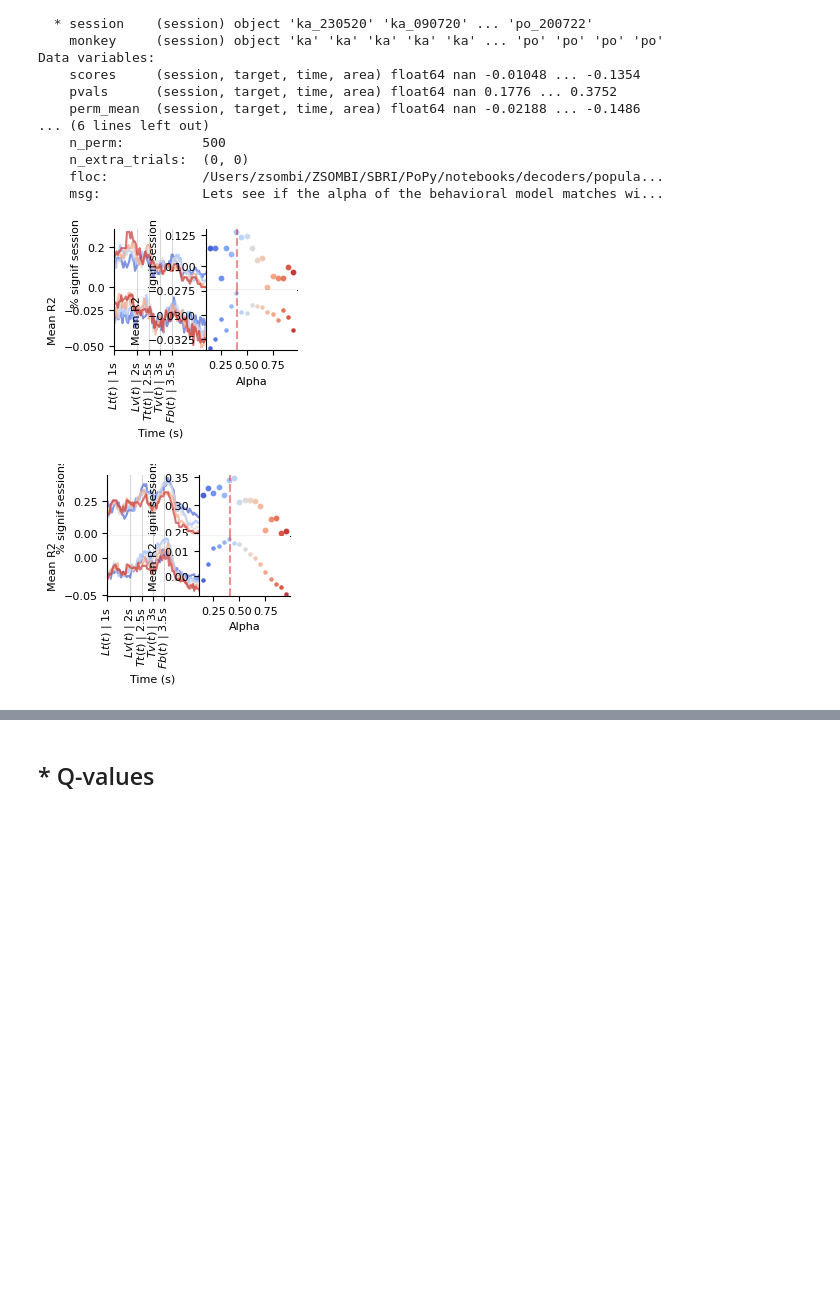
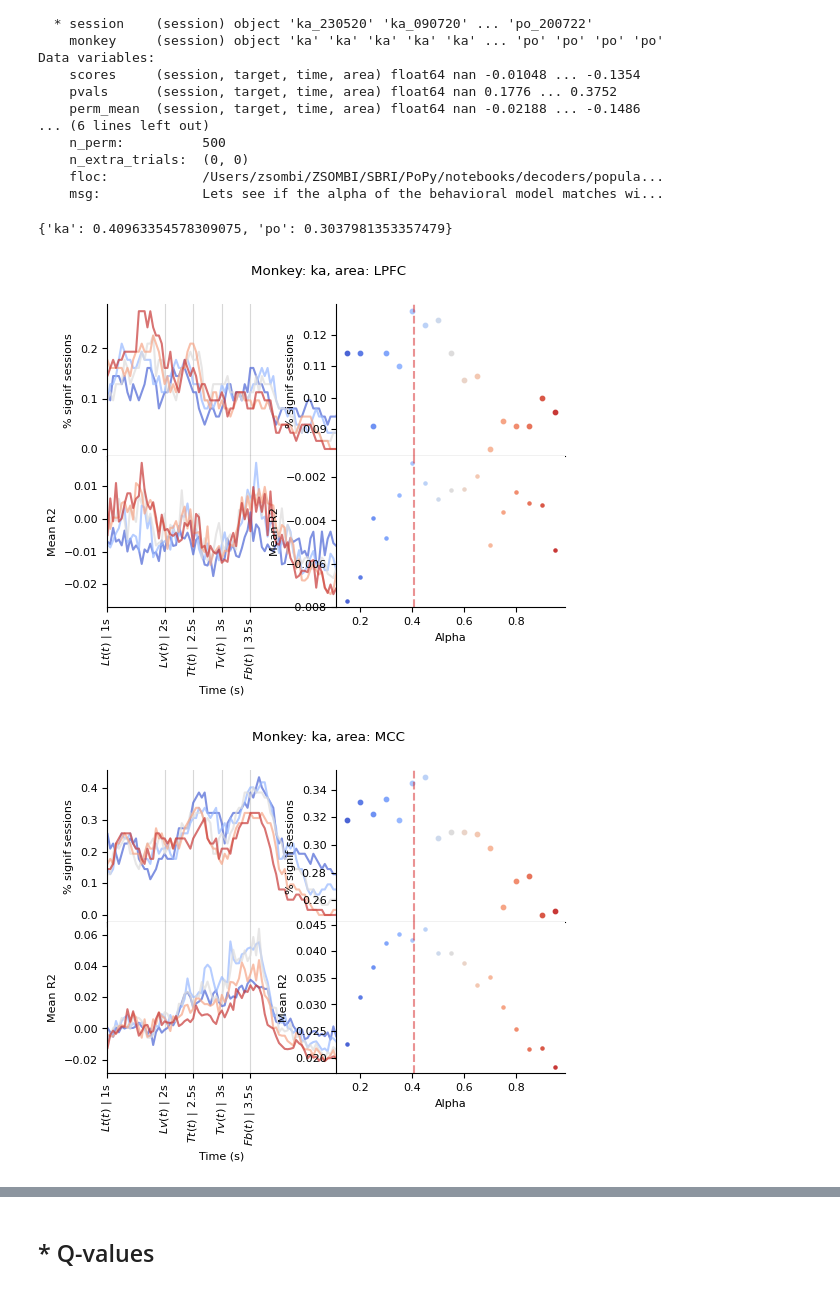
Before and after one commit to ungzs1/popy_05, a Jupyter notebook: notebooks/population_decoding/time_resolved_decoding_results.ipynb, the cells around one changed output, grey strips where cells are left out. Drawn from its saved outputs; the diff is of its cells as text; code cells hidden in the pictures; blank space fills up the shorter version.

```diff
--- a/notebooks/population_decoding/time_resolved_decoding_results.ipynb
+++ b/notebooks/population_decoding/time_resolved_decoding_results.ipynb
@@ -547,0 +671,25 @@ fig, ax = plot_prop_signif_across(mask_target_ka_across, mask_target_ka_baseline
+# %%
+# print a gaussian curve and save it in svg
+w = 3  # cm for paper: 3
+h = 2  # cm for paper: 2
+plt.rcParams.update({'font.size': 8})
+fig, ax = plt.subplots(figsize=(w/2.54, h/2.54))
+x = np.linspace(-3, 3, 100)
+y = np.exp(-x**2/2) / np.sqrt(2*np.pi)
+y2 = -y
+
+plt.plot(x, y+.1, linewidth=2)
+plt.plot(x, y+.15, linewidth=2, color='black', linestyle='--', zorder=1)
+plt.plot(x, y2-.1, linewidth=2)
+plt.plot(x, np.zeros_like(x), linewidth=2, zorder=10)
+
+# no spines (top, right, bottom), and the bottom spine is at x=0
+ax.spines['top'].set_visible(False)
+ax.spines['right'].set_visible(False)
+ax.spines['bottom'].set_position(('data', 0))
+
+# xticks and yticks remove
+plt.xticks([])
+plt.yticks([0])
+plt.ylabel('Pearson R')
+plt.savefig(os.path.join(PATH, 'notebooks', 'population_decoding', 'figs', 'gaussian_curve.svg'), bbox_inches='tight', dpi=300, transparent=True)
@@ -571,8 +721,10 @@ Data variables:
 # %%
 plim=.05
 N_consecutives=5
-cut_percentile=.10
+cut_percentile=.5
 x_lim=(1, 5)
+
+paper_format = False
 
 monkeys = np.unique(res_alphas_original.monkey.values)
 areas = np.unique(res_alphas_original.area.values)
@@ -581,11 +733,17 @@ alphas = np.linspace(.1, 1, 19)
 
 # color gradient red to green
 colors = plt.cm.coolwarm(np.linspace(0, 1, len(targets)))
-alpha_monkey = {'ka': .41, 'po': .32}
+from popy.config import MODEL_PARAMS
+alpha_monkey = {'ka': MODEL_PARAMS['ka']['alpha'], 'po': MODEL_PARAMS['po']['alpha']}
+print(alpha_monkey)
 
 # plot size in cm
-w = 6
-h = 4
+if paper_format:
+    w = 6
+    h = 4
+else:
+    w = 15
+    h = 10
 
 for m, monkey_temp in enumerate(monkeys):
     for a, area_temp in enumerate(areas):
@@ -594,7 +752,7 @@ for m, monkey_temp in enumerate(monkeys):
         # set padding to 0
         plt.subplots_adjust(wspace=0, hspace=0)
         title = f'Monkey: {monkey_temp}, area: {area_temp}'
-        #fig.suptitle(title)
+        fig.suptitle(title)
 
         for i, target_temp in enumerate(targets):
             if i == 0 or i == len(targets)-1:
@@ -635,33 +793,34 @@ for m, monkey_temp in enumerate(monkeys):
             ax = axs[1, 1]
             ax.scatter(alphas[i], scores_at_time, color=colors[i], marker='o', s=5)
 
 
         # set plot properties
         for i in range(2):
             plot_keypoints(axs[i, 0], n_extra_trials=(0, 0), fontsize=8, rotation=90)
             axs[i, 0].grid(axis='x', alpha=.5)
             axs[i, 0].set_xlim(x_lim)
             # reset ylim
             ylim = axs[i, 0].get_ylim()
             axs[i, 0].set_ylim(ylim)
             axs[i, 1].axvline(alpha_monkey[monkey_temp], color='tab:red', linestyle='--', alpha=.5, label='best fit monkey')
             #axs[i, 1].legend()
             axs[i, 1].set_xlabel('Alpha')
             axs[i, 0].set_xlabel('Time (s)')
 
             for j in range(2):
                 if i == 0:
                     axs[i, j].set_ylabel('% signif sessions')
                 else:
                     axs[i, j].set_ylabel('Mean R2')
 
                 axs[i, j].spines['top'].set_visible(False)
                 axs[i, j].spines['right'].set_visible(False)
 
         #plt.tight_layout()
 
-        floc = os.path.join(PATH, 'notebooks', 'decoders', 'population_decoding', 'figs', f'multiple_alphas_{monkey_temp}_{area_temp}.svg')
+        floc = os.path.join(PATH, 'notebooks', 'population_decoding', 'figs', f'multiple_alphas_{monkey_temp}_{area_temp}.svg')
         fig.savefig(floc, bbox_inches='tight', dpi=300, transparent=True)
 # %% [output]
+{'ka': 0.40963354578309075, 'po': 0.3037981353357479}
-[figure, old version]
+[figure, new version]
-[figure, old version]
+[figure, new version]
```
Also changed, not shown: parts of 16 cells of this notebook, 33 other files.
